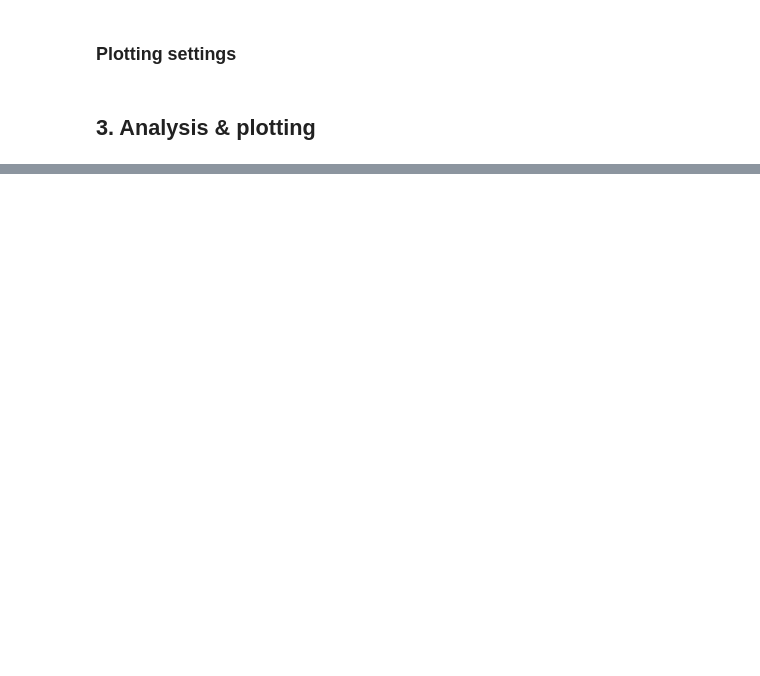
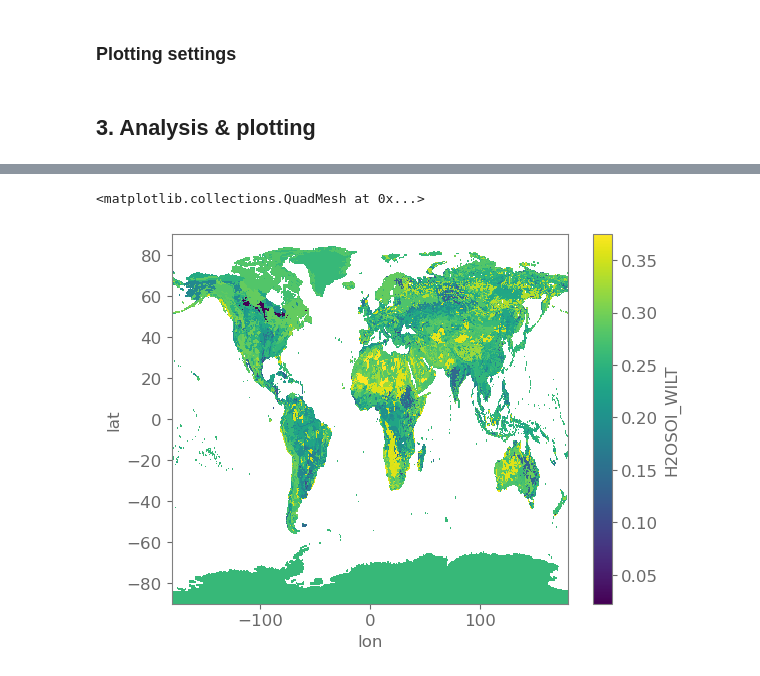
Before and after one commit to Ivanderkelen/Vanderkelen_etal_2025_BG, a Jupyter notebook: plot_default_waterholdingcapacity.ipynb, the cells around one changed output, grey strips where cells are left out. Saved outputs shown, nothing was run; the diff lists cells and outputs as text; code cells hidden in the pictures; blank space fills up the shorter version.

```diff
--- a/plot_default_waterholdingcapacity.ipynb
+++ b/plot_default_waterholdingcapacity.ipynb
@@ -132,3 +135,8 @@ da_delta_whc_rel = (da_delta_whc/abs(da_whc_ctl)*100).weighted(da_delta_whc['lev
+# %%
+da_wilting_h2osoi_scen.weighted(da_wilting_h2osoi_scen['levsoi']).mean(dim='levsoi').plot()
+# %% [output]
+<matplotlib.collections.QuadMesh at 0x...>
+[figure, added]
 # %%
 # calculate saturated fraction
 da_h2o_ctl  =  ds_ctl['H2OSOI'][:,0:10,:,:]
```
Also changed, not shown: parts of 17 cells of this notebook, 23 other files.
